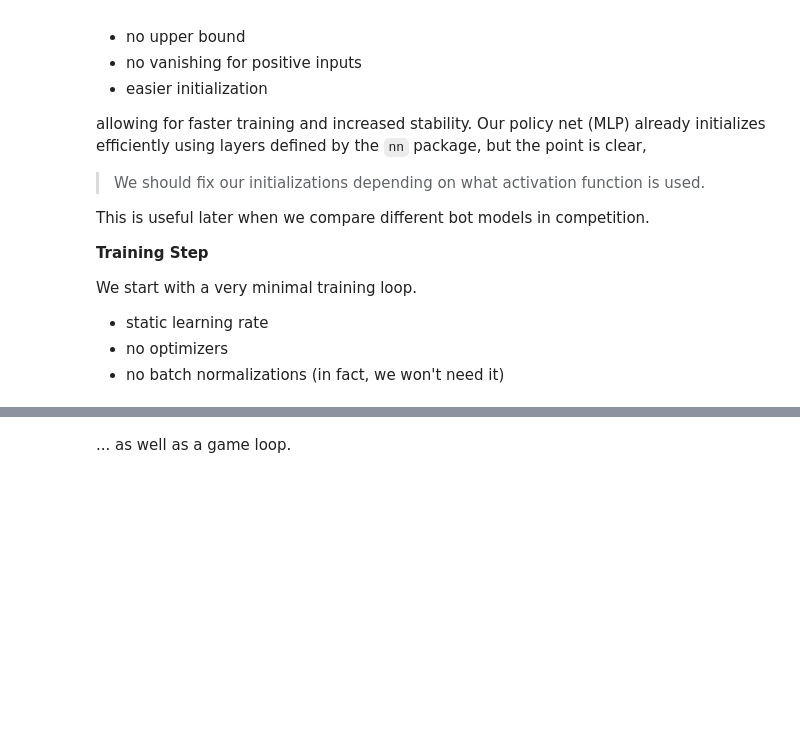
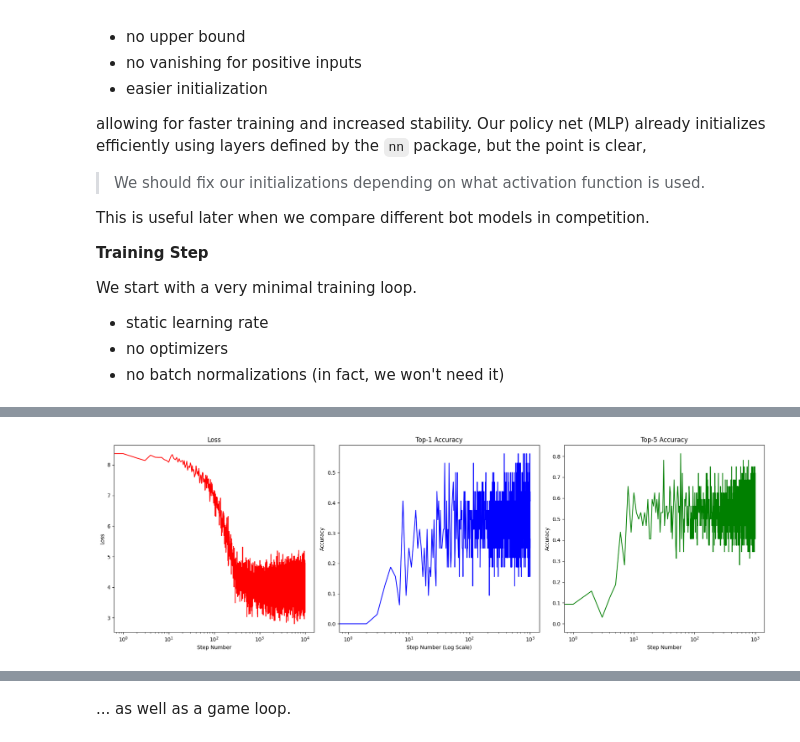
Before and after one commit to ryuFromCaillou/makemorechessmoves, a Jupyter notebook: notebooks/exploration.ipynb, the cells around one changed output, grey strips where cells are left out. Cells and saved outputs as stored; diff of their text form; code cells hidden in the pictures; blank space fills up the shorter version.

Commit message:
turn in snapshot

```diff
--- a/notebooks/exploration.ipynb
+++ b/notebooks/exploration.ipynb
@@ -420,12 +453,5 @@ Step[990]: Current loss value = 3.8393306732177734
 # %%
-
 with torch.no_grad():
-    logits = mlp(X[:16])            # [batch_size, 4672]
-    logits=logits[1]                # Take one board, shape [4672]
-
-    probs = F.softmax(logits, dim=0)    # Turn logits into probabilities
-
-    move_index = torch.multinomial(probs, num_samples=1).item()
-
-# flow
-# start: white, update board state, I make move, update board state,
+    val_logits = mlp(Xdev)
+    val_loss = F.cross_entropy(val_logits, Ydev)
+    print(f"Validation loss: {val_loss}")
@@ -431,0 +524,30 @@ with torch.no_grad():
+# %%
+fig, axs = plt.subplots(1, 3, figsize=(18, 6))
+
+# Plot Loss
+axs[0].plot(lossi, color='red')
+axs[0].set_title("Loss")
+axs[0].set_xlabel("Step Number")
+axs[0].set_xscale("log")
+
+axs[0].set_ylabel("Loss")
+
+# Plot Top-1 Accuracy
+axs[1].plot(top1_list, color='blue')
+axs[1].set_title("Top-1 Accuracy")
+axs[1].set_xlabel("Step Number (Log Scale)")
+axs[1].set_xscale("log")
+axs[1].set_ylabel("Accuracy")
+
+# Plot Top-5 Accuracy
+axs[2].plot(top5_list, color='green')
+axs[2].set_title("Top-5 Accuracy")
+axs[2].set_xlabel("Step Number")
+axs[2].set_xscale("log")
+
+axs[2].set_ylabel("Accuracy")
+
+plt.tight_layout()
+plt.show()
+# %% [output]
+[figure, added]
```
Also changed, not shown: parts of 18 cells of this notebook, 1 other file.
